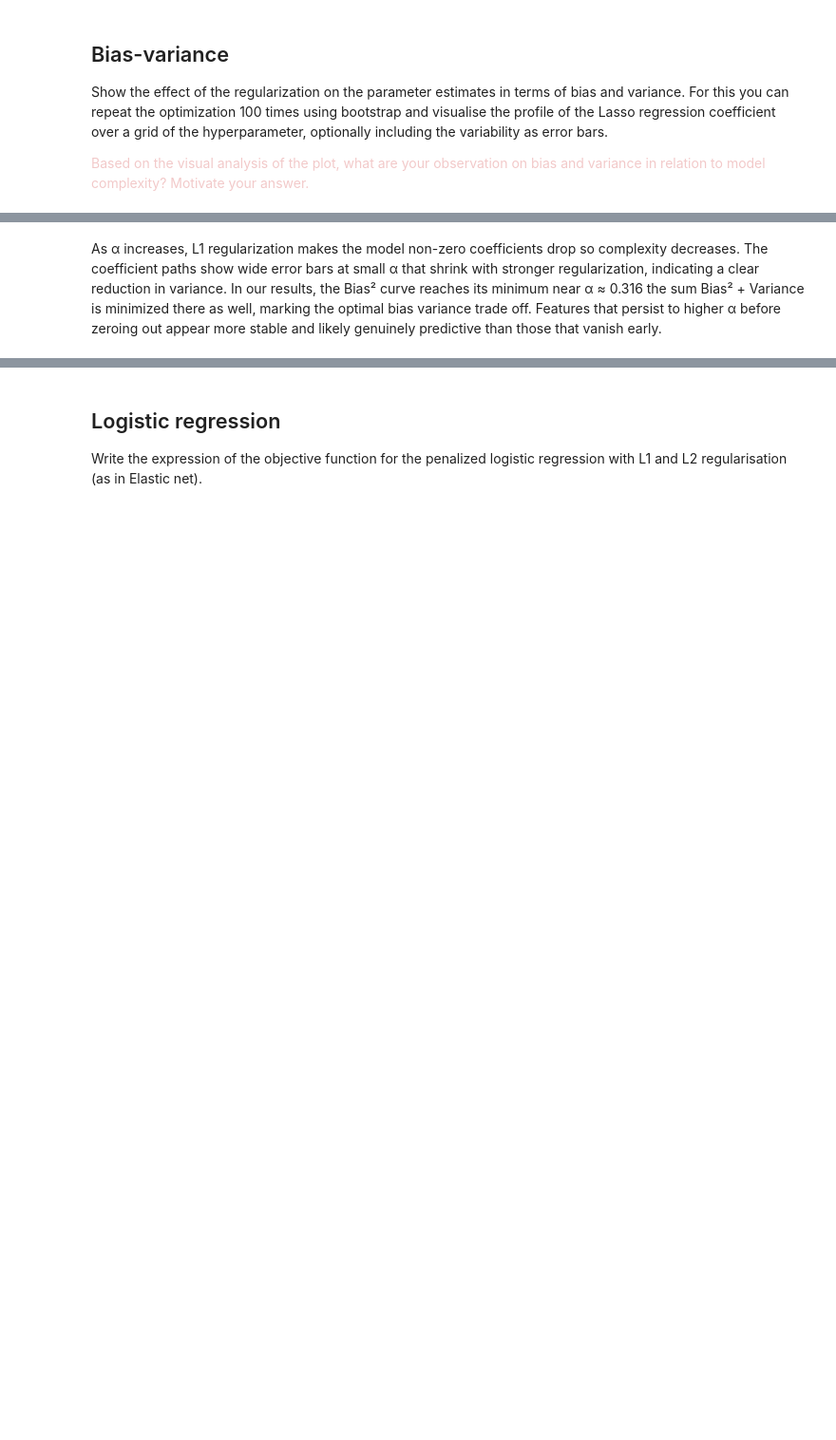
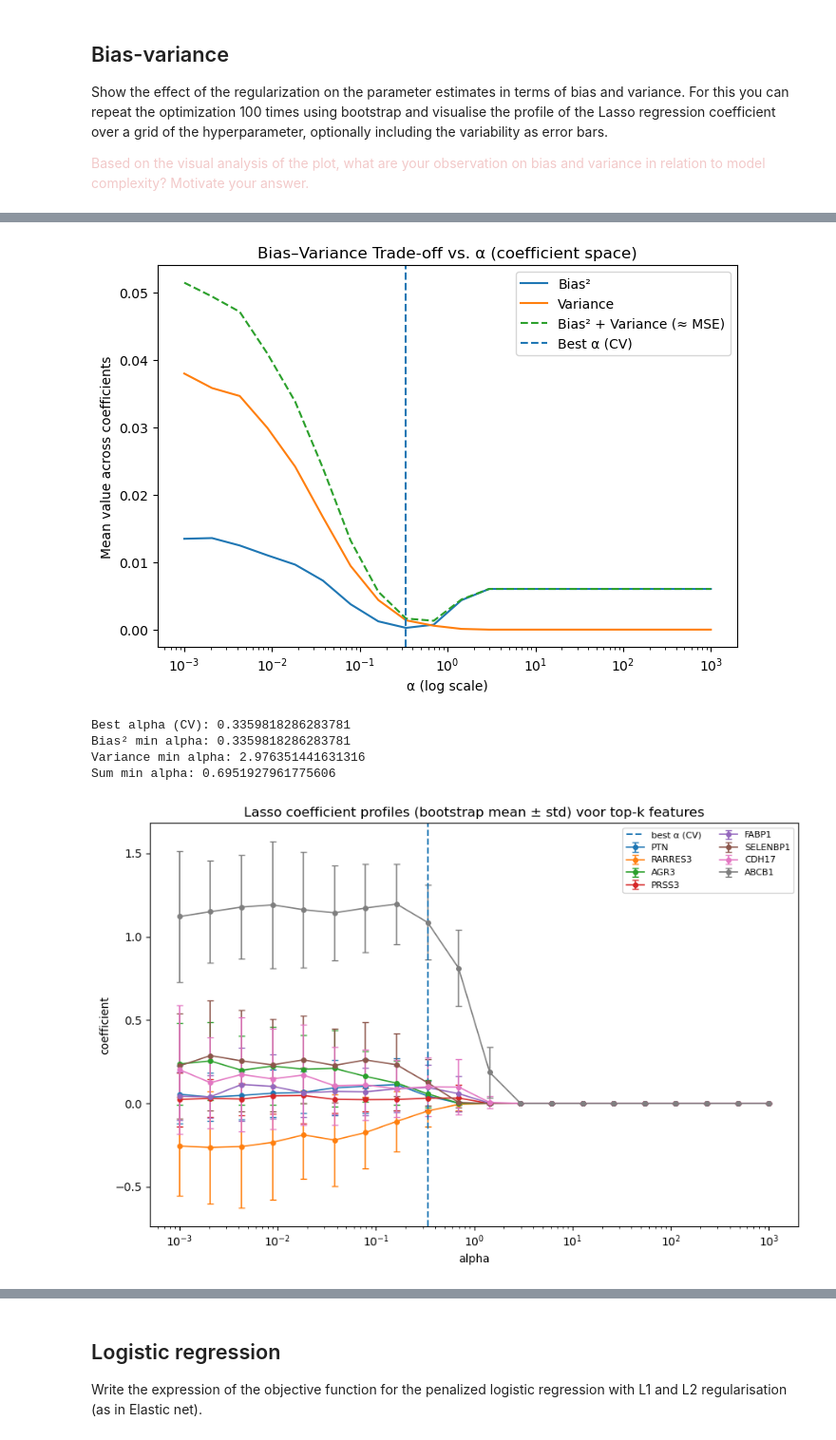
Before and after one commit to SiebrenBarten/Machine-learning-for-medical-imaging, a Jupyter notebook: practicals/week_3.ipynb, the cells around one changed output, grey strips where cells are left out. Shown at 95% size. Saved outputs shown, nothing was run; the diff lists cells and outputs as text; code cells hidden in the pictures; blank space fills up the shorter version.

```diff
--- a/practicals/week_3.ipynb
+++ b/practicals/week_3.ipynb
@@ -551,2 +459,44 @@ plt.show()
-# %% [markdown]
-As α increases, L1 regularization makes the model non-zero coefficients drop so complexity decreases. The coefficient paths show wide error bars at small α that shrink with stronger regularization, indicating a clear reduction in variance. In our results, the Bias² curve reaches its minimum near α ≈ 0.316 the sum Bias² + Variance is minimized there as well, marking the optimal bias variance trade off. Features that persist to higher α before zeroing out appear more stable and likely genuinely predictive than those that vanish early.
+# %%
+
+# Bias–Variance trade-off (averaged across coefficients)
+plt.figure(figsize=(7,5))
+plt.semilogx(res["alphas"], res["mean_bias_sq"], label="Bias²")
+plt.semilogx(res["alphas"], res["mean_var"],     label="Variance")
+plt.semilogx(res["alphas"], res["mse_params"],   linestyle="--", label="Bias² + Variance (≈ MSE)")
+plt.axvline(best_alpha, linestyle="--", label="Best α (CV)")
+plt.title("Bias–Variance Trade-off vs. α (coefficient space)")
+plt.xlabel("α (log scale)")
+plt.ylabel("Mean value across coefficients")
+plt.legend()
+plt.tight_layout()
+plt.show()
+
+
+# Print summary values for bias-variance analysis
+print(f"Best alpha (CV): {best_alpha}")
+print(f"Bias² min alpha: {alpha_grid[np.argmin(mean_bias_sq)]}")
+print(f"Variance min alpha: {alpha_grid[np.argmin(mean_var)]}")
+print(f"Sum min alpha: {alpha_grid[np.argmin(mean_bias_sq + mean_var)]}")
+
+plt.figure(figsize=(9,6))
+for j, lbl in enumerate(top_labels):
+    plt.errorbar(
+        alpha_grid,
+        mean_coef_top[:, j],
+        yerr=std_coef_top[:, j],
+        fmt='-o', capsize=3, linewidth=1.2, markersize=4, label=lbl
+    )
+plt.axvline(best_alpha, linestyle="--", label="best α (CV)")
+plt.xscale("log")
+plt.title("Lasso coefficient profiles (bootstrap mean ± std) voor top-k features")
+plt.xlabel("alpha"); plt.ylabel("coefficient")
+plt.legend(fontsize=8, ncol=2)
+plt.tight_layout()
+plt.show()
+# %% [output]
+[figure, added]
+Best alpha (CV): 0.3359818286283781
+Bias² min alpha: 0.3359818286283781
+Variance min alpha: 2.976351441631316
+Sum min alpha: 0.6951927961775606
+[figure, added]
```
Also changed, not shown: parts of 4 cells of this notebook.
